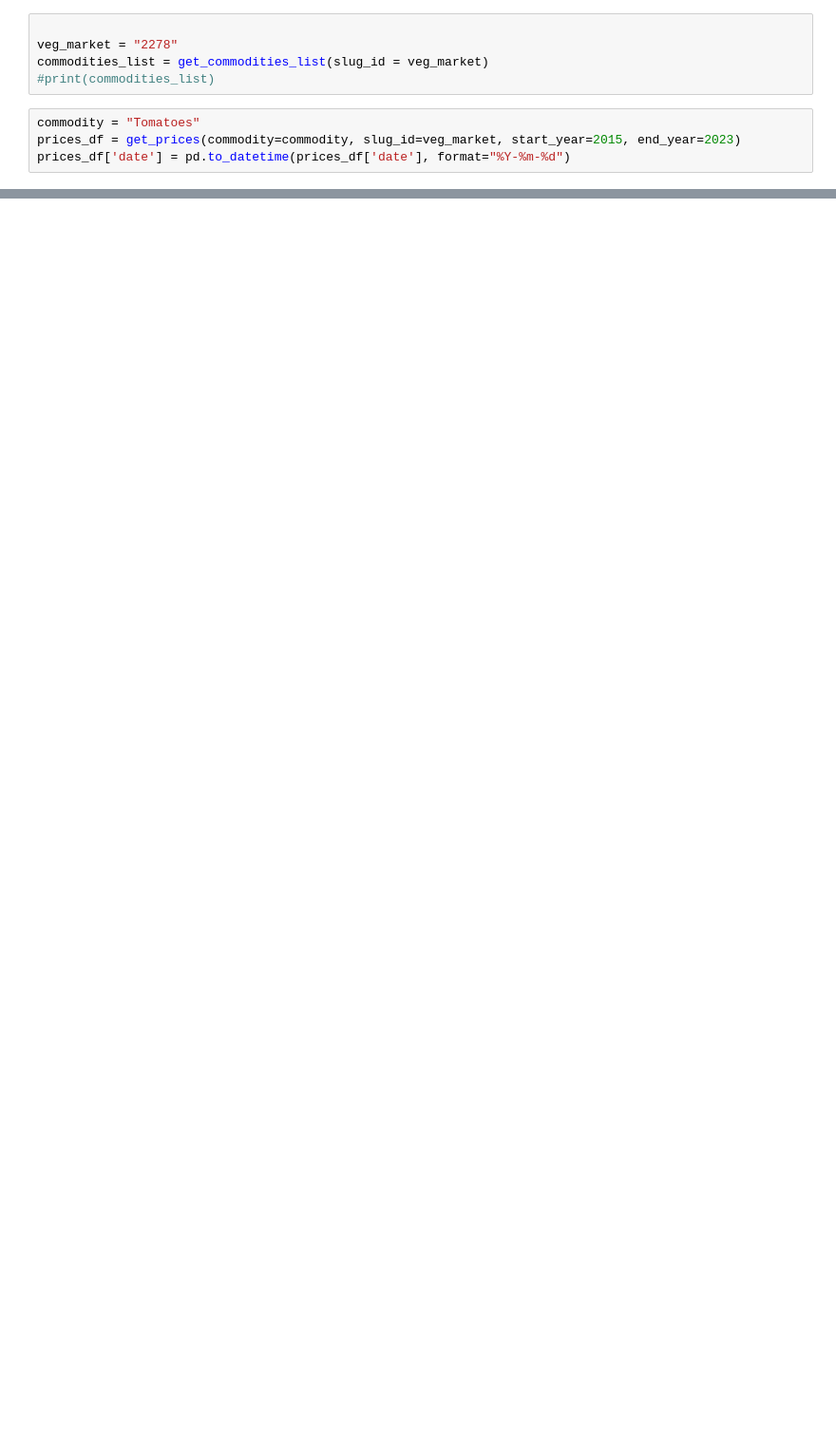
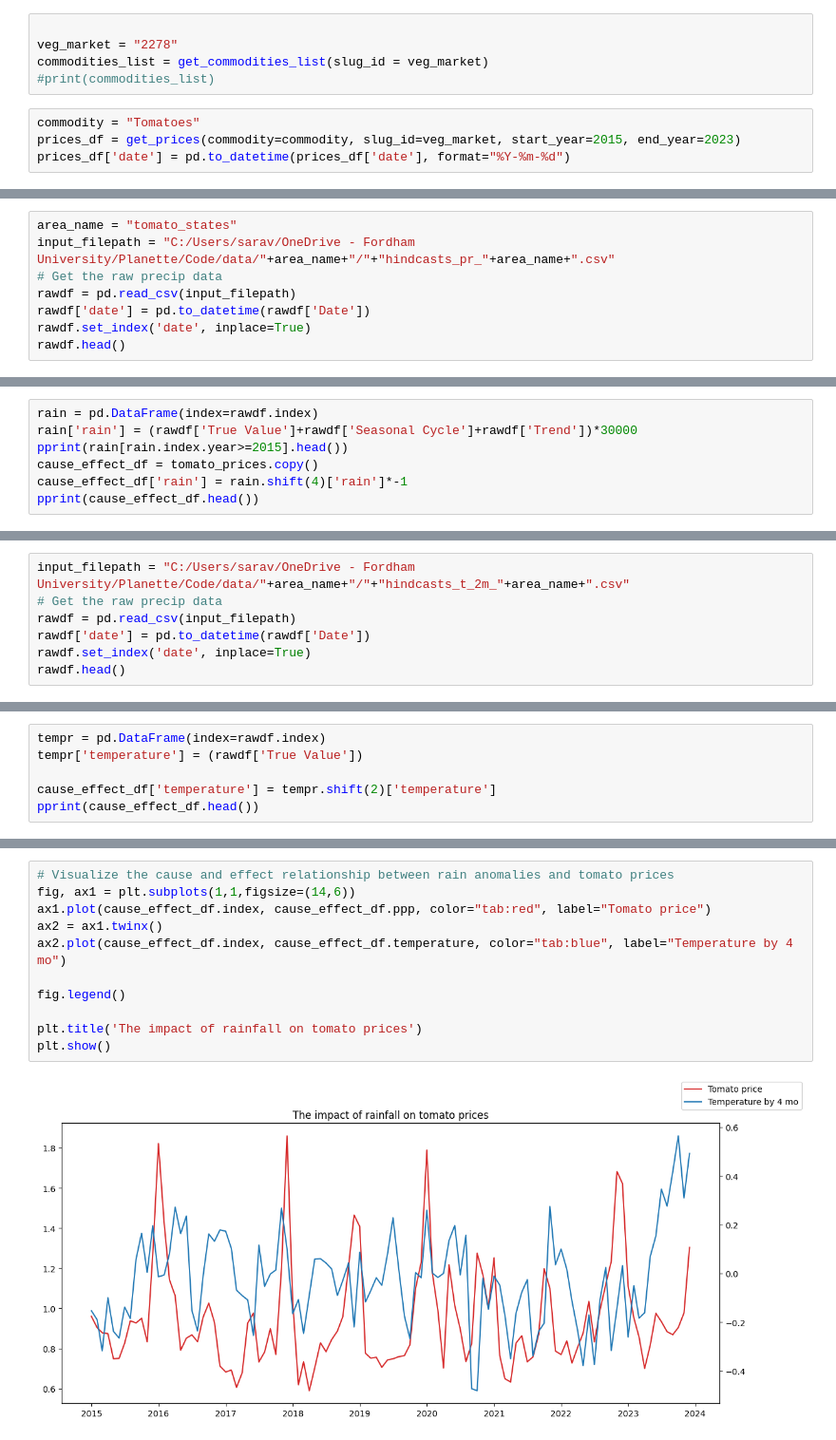
Before and after one commit to saravanadinesh/ProducePrices, a Jupyter notebook: usda_mmn_demo.ipynb, the cells around one changed output, grey strips where cells are left out. Shown at 95% size. Saved outputs shown, nothing was run; the diff lists cells and outputs as text; blank space fills up the shorter version.

```diff
--- a/usda_mmn_demo.ipynb
+++ b/usda_mmn_demo.ipynb
@@ -173,0 +201,8 @@ plt.show()
+# %%
+area_name = "tomato_states"
+input_filepath = "C:/Users/sarav/OneDrive - Fordham University/Planette/Code/data/"+area_name+"/"+"hindcasts_pr_"+area_name+".csv"
+# Get the raw precip data
+rawdf = pd.read_csv(input_filepath)
+rawdf['date'] = pd.to_datetime(rawdf['Date'])
+rawdf.set_index('date', inplace=True)
+rawdf.head()
@@ -173,0 +217,7 @@ plt.show()
+# %%
+rain = pd.DataFrame(index=rawdf.index)
+rain['rain'] = (rawdf['True Value']+rawdf['Seasonal Cycle']+rawdf['Trend'])*30000
+pprint(rain[rain.index.year>=2015].head())
+cause_effect_df = tomato_prices.copy()
+cause_effect_df['rain'] = rain.shift(4)['rain']*-1
+pprint(cause_effect_df.head())
@@ -173,0 +238,7 @@ plt.show()
+# %%
+input_filepath = "C:/Users/sarav/OneDrive - Fordham University/Planette/Code/data/"+area_name+"/"+"hindcasts_t_2m_"+area_name+".csv"
+# Get the raw precip data
+rawdf = pd.read_csv(input_filepath)
+rawdf['date'] = pd.to_datetime(rawdf['Date'])
+rawdf.set_index('date', inplace=True)
+rawdf.head()
@@ -173,0 +253,6 @@ plt.show()
+# %%
+tempr = pd.DataFrame(index=rawdf.index)
+tempr['temperature'] = (rawdf['True Value'])
+
+cause_effect_df['temperature'] = tempr.shift(2)['temperature']
+pprint(cause_effect_df.head())
@@ -173,0 +266,13 @@ plt.show()
+# %%
+# Visualize the cause and effect relationship between rain anomalies and tomato prices
+fig, ax1 = plt.subplots(1,1,figsize=(14,6))
+ax1.plot(cause_effect_df.index, cause_effect_df.ppp, color="tab:red", label="Tomato price")
+ax2 = ax1.twinx()
+ax2.plot(cause_effect_df.index, cause_effect_df.temperature, color="tab:blue", label="Temperature by 4 mo")
+
+fig.legend()
+
+plt.title('The impact of rainfall on tomato prices')
+plt.show()
+# %% [output]
+[figure, added]
```
Also changed, not shown: parts of 13 cells of this notebook, 4 other files.
